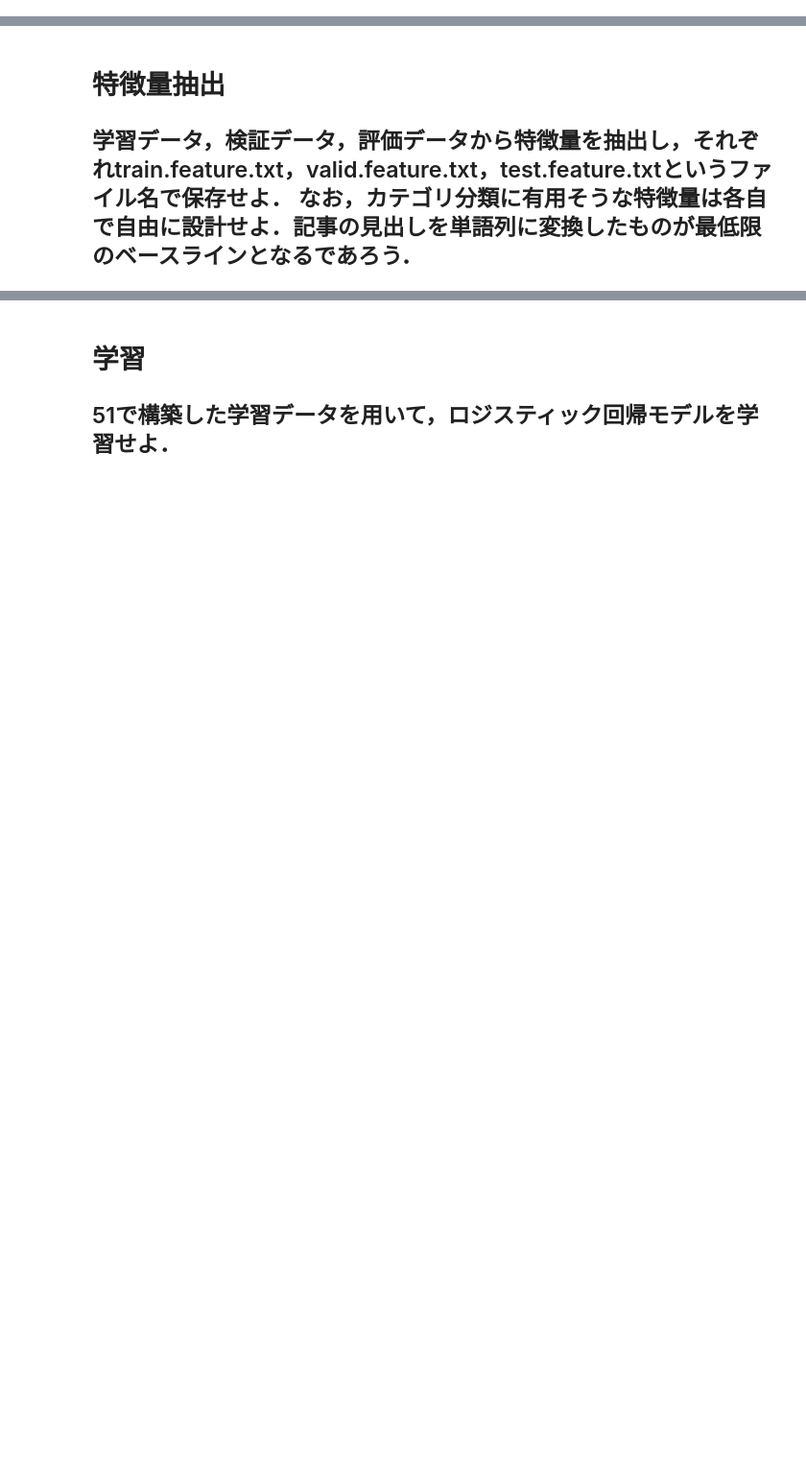
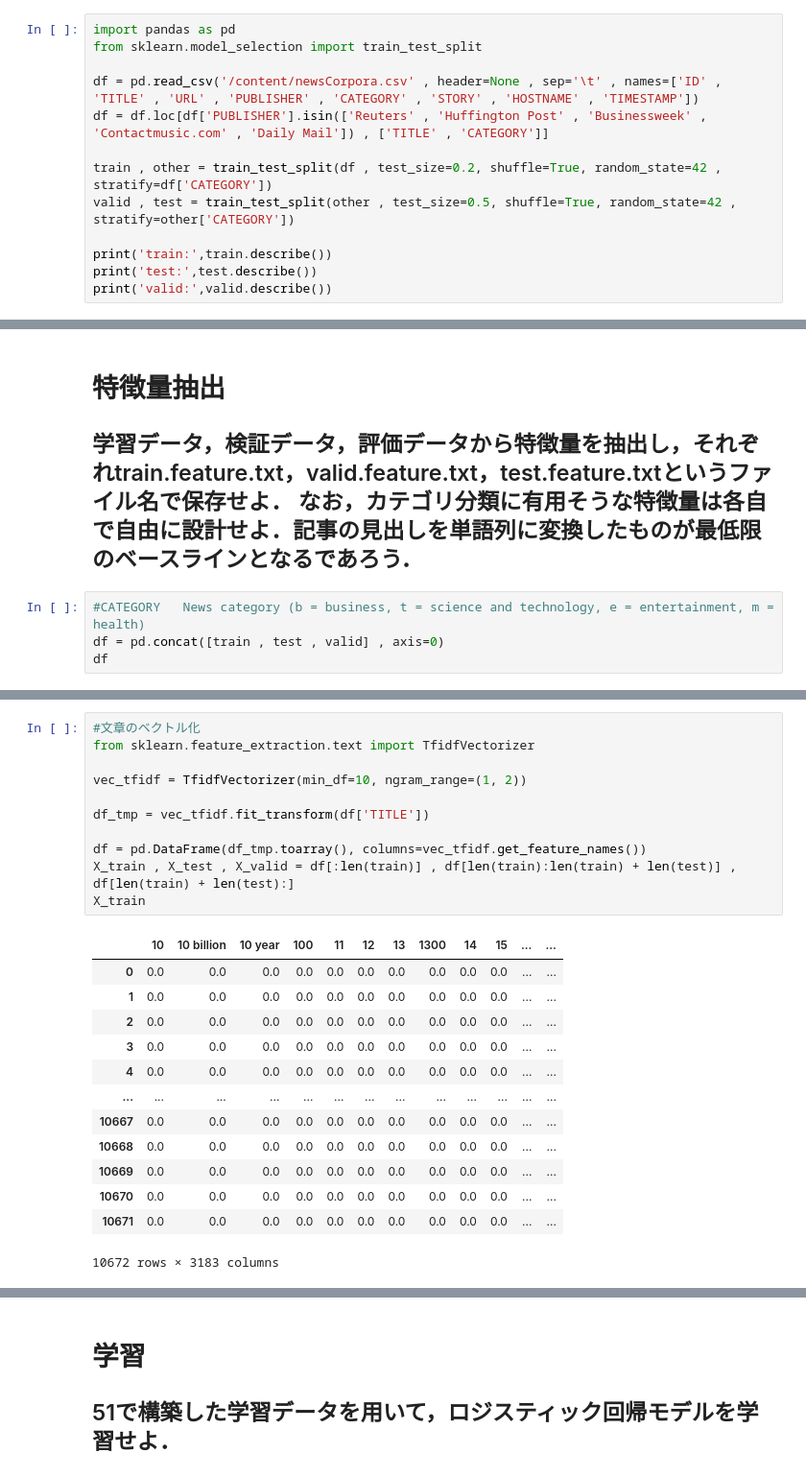
Before and after one commit to iamtatsuki05/NLP_100, a Jupyter notebook: NLP_100_6.ipynb, the cells around one changed output, grey strips where cells are left out. Shown: that part at 96% size. Cells and saved outputs as stored; diff of their text form; blank space fills up the shorter version.

```diff
--- a/NLP_100_6.ipynb
+++ b/NLP_100_6.ipynb
@@ -16,0 +65,13 @@ drive.mount('/content/drive')
+# %%
+import pandas as pd
+from sklearn.model_selection import train_test_split
+
+df = pd.read_csv('/content/newsCorpora.csv' , header=None , sep='\t' , names=['ID' , 'TITLE' , 'URL' , 'PUBLISHER' , 'CATEGORY' , 'STORY' , 'HOSTNAME' , 'TIMESTAMP'])
+df = df.loc[df['PUBLISHER'].isin(['Reuters' , 'Huffington Post' , 'Businessweek' , 'Contactmusic.com' , 'Daily Mail']) , ['TITLE' , 'CATEGORY']]
+
+train , other = train_test_split(df , test_size=0.2, shuffle=True, random_state=42 , stratify=df['CATEGORY'])
+valid , test = train_test_split(other , test_size=0.5, shuffle=True, random_state=42 , stratify=other['CATEGORY'])
+
+print('train:',train.describe())
+print('test:',test.describe())
+print('valid:',valid.describe())
@@ -17,3 +98,7 @@ drive.mount('/content/drive')
 # %% [markdown]
 # 特徴量抽出
 ## 学習データ，検証データ，評価データから特徴量を抽出し，それぞれtrain.feature.txt，valid.feature.txt，test.feature.txtというファイル名で保存せよ． なお，カテゴリ分類に有用そうな特徴量は各自で自由に設計せよ．記事の見出しを単語列に変換したものが最低限のベースラインとなるであろう．
+# %%
+#CATEGORY	News category (b = business, t = science and technology, e = entertainment, m = health)
+df = pd.concat([train , test , valid] , axis=0)
+df
@@ -19,0 +162,25 @@ drive.mount('/content/drive')
+# %%
+#文章のベクトル化
+from sklearn.feature_extraction.text import TfidfVectorizer
+
+vec_tfidf = TfidfVectorizer(min_df=10, ngram_range=(1, 2))
+
+df_tmp = vec_tfidf.fit_transform(df['TITLE'])
+
+df = pd.DataFrame(df_tmp.toarray(), columns=vec_tfidf.get_feature_names())
+X_train , X_test , X_valid = df[:len(train)] , df[len(train):len(train) + len(test)] , df[len(train) + len(test):]
+X_train
+# %% [output]
+|  | 10 | 10 billion | 10 year | 100 | 11 | 12 | 13 | 1300 | 14 | 15 | ... | ... |
+| 0 | 0.0 | 0.0 | 0.0 | 0.0 | 0.0 | 0.0 | 0.0 | 0.0 | 0.0 | 0.0 | ... | ... |
+| 1 | 0.0 | 0.0 | 0.0 | 0.0 | 0.0 | 0.0 | 0.0 | 0.0 | 0.0 | 0.0 | ... | ... |
+| 2 | 0.0 | 0.0 | 0.0 | 0.0 | 0.0 | 0.0 | 0.0 | 0.0 | 0.0 | 0.0 | ... | ... |
+| 3 | 0.0 | 0.0 | 0.0 | 0.0 | 0.0 | 0.0 | 0.0 | 0.0 | 0.0 | 0.0 | ... | ... |
+| 4 | 0.0 | 0.0 | 0.0 | 0.0 | 0.0 | 0.0 | 0.0 | 0.0 | 0.0 | 0.0 | ... | ... |
+| ... | ... | ... | ... | ... | ... | ... | ... | ... | ... | ... | ... | ... |
+| 10667 | 0.0 | 0.0 | 0.0 | 0.0 | 0.0 | 0.0 | 0.0 | 0.0 | 0.0 | 0.0 | ... | ... |
+| 10668 | 0.0 | 0.0 | 0.0 | 0.0 | 0.0 | 0.0 | 0.0 | 0.0 | 0.0 | 0.0 | ... | ... |
+| 10669 | 0.0 | 0.0 | 0.0 | 0.0 | 0.0 | 0.0 | 0.0 | 0.0 | 0.0 | 0.0 | ... | ... |
+| 10670 | 0.0 | 0.0 | 0.0 | 0.0 | 0.0 | 0.0 | 0.0 | 0.0 | 0.0 | 0.0 | ... | ... |
+| 10671 | 0.0 | 0.0 | 0.0 | 0.0 | 0.0 | 0.0 | 0.0 | 0.0 | 0.0 | 0.0 | ... | ... |
+10672 rows × 3183 columns
```
Also changed, not shown: parts of 30 cells of this notebook.
